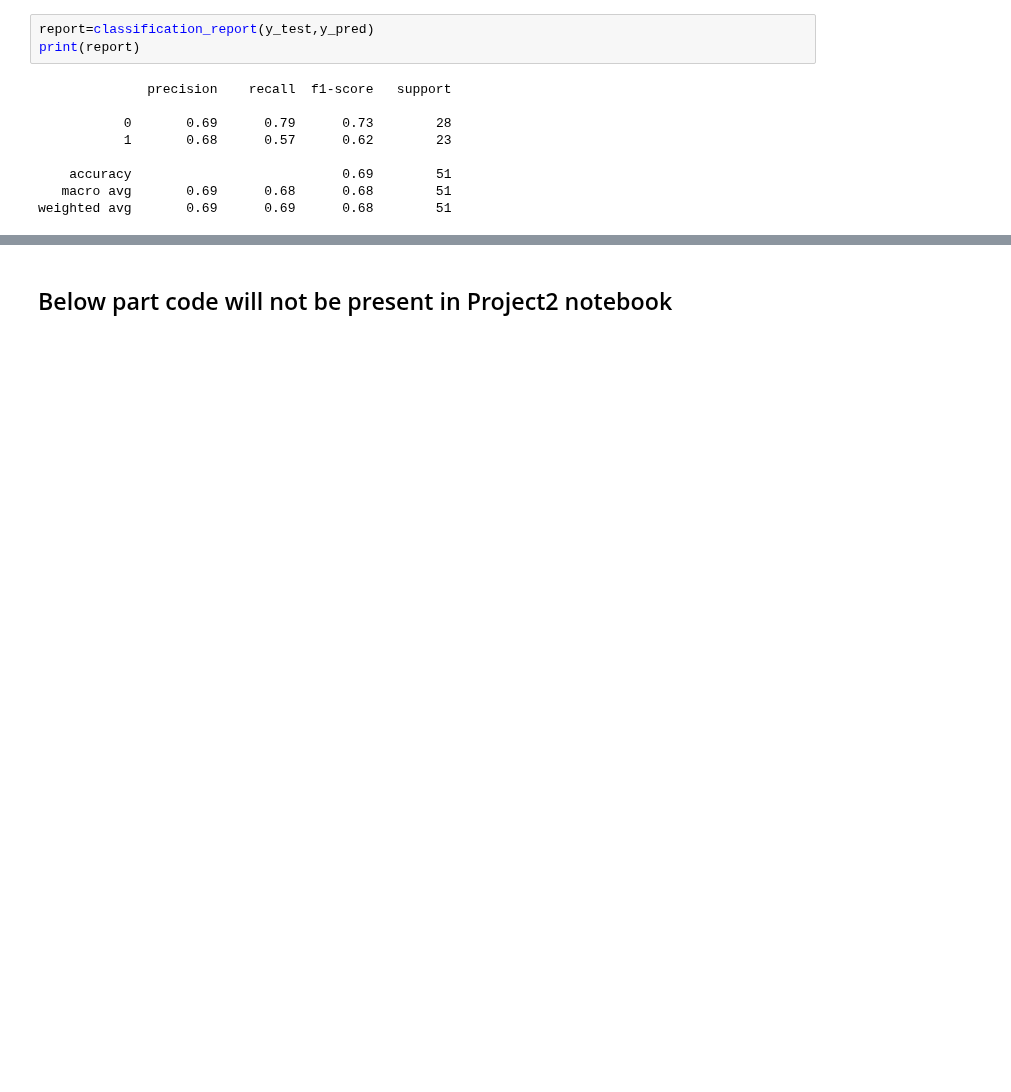
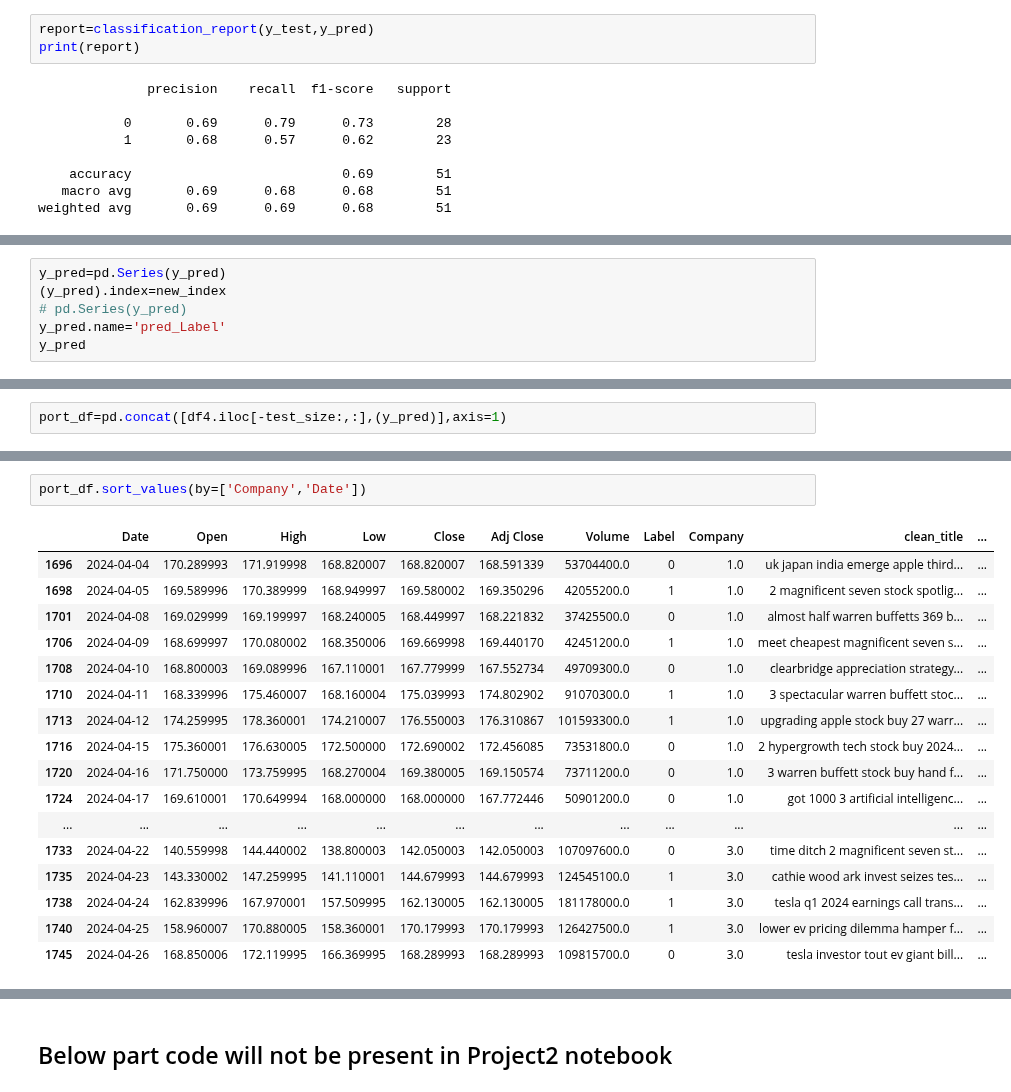
Before and after one commit to 37nomad/Stock-Sentiment-Analysis-Using-Machine-Learning, a Jupyter notebook: Finance_Project/Project2 - Copy.ipynb, the cells around one changed output, grey strips where cells are left out. Drawn from its saved outputs; the diff is of its cells as text; blank space fills up the shorter version.

```diff
--- a/Finance_Project/Project2 - Copy.ipynb
+++ b/Finance_Project/Project2 - Copy.ipynb
@@ -816,0 +812,6 @@ accuracy_score(y_train,yyy)
+# %%
+y_pred=pd.Series(y_pred)
+(y_pred).index=new_index
+# pd.Series(y_pred)
+y_pred.name='pred_Label'
+y_pred
@@ -816,0 +836,2 @@ accuracy_score(y_train,yyy)
+# %%
+port_df=pd.concat([df4.iloc[-test_size:,:],(y_pred)],axis=1)
@@ -816,0 +848,20 @@ accuracy_score(y_train,yyy)
+# %%
+port_df.sort_values(by=['Company','Date'])
+# %% [output]
+|  | Date | Open | High | Low | Close | Adj Close | Volume | Label | Company | clean_title | ... |
+| 1696 | 2024-04-04 | 170.289993 | 171.919998 | 168.820007 | 168.820007 | 168.591339 | 53704400.0 | 0 | 1.0 | uk japan india emerge apple third... | ... |
+| 1698 | 2024-04-05 | 169.589996 | 170.389999 | 168.949997 | 169.580002 | 169.350296 | 42055200.0 | 1 | 1.0 | 2 magnificent seven stock spotlig... | ... |
+| 1701 | 2024-04-08 | 169.029999 | 169.199997 | 168.240005 | 168.449997 | 168.221832 | 37425500.0 | 0 | 1.0 | almost half warren buffetts 369 b... | ... |
+| 1706 | 2024-04-09 | 168.699997 | 170.080002 | 168.350006 | 169.669998 | 169.440170 | 42451200.0 | 1 | 1.0 | meet cheapest magnificent seven s... | ... |
+| 1708 | 2024-04-10 | 168.800003 | 169.089996 | 167.110001 | 167.779999 | 167.552734 | 49709300.0 | 0 | 1.0 | clearbridge appreciation strategy... | ... |
+| 1710 | 2024-04-11 | 168.339996 | 175.460007 | 168.160004 | 175.039993 | 174.802902 | 91070300.0 | 1 | 1.0 | 3 spectacular warren buffett stoc... | ... |
+| 1713 | 2024-04-12 | 174.259995 | 178.360001 | 174.210007 | 176.550003 | 176.310867 | 101593300.0 | 1 | 1.0 | upgrading apple stock buy 27 warr... | ... |
+| 1716 | 2024-04-15 | 175.360001 | 176.630005 | 172.500000 | 172.690002 | 172.456085 | 73531800.0 | 0 | 1.0 | 2 hypergrowth tech stock buy 2024... | ... |
+| 1720 | 2024-04-16 | 171.750000 | 173.759995 | 168.270004 | 169.380005 | 169.150574 | 73711200.0 | 0 | 1.0 | 3 warren buffett stock buy hand f... | ... |
+| 1724 | 2024-04-17 | 169.610001 | 170.649994 | 168.000000 | 168.000000 | 167.772446 | 50901200.0 | 0 | 1.0 | got 1000 3 artificial intelligenc... | ... |
+| ... | ... | ... | ... | ... | ... | ... | ... | ... | ... | ... | ... |
+| 1733 | 2024-04-22 | 140.559998 | 144.440002 | 138.800003 | 142.050003 | 142.050003 | 107097600.0 | 0 | 3.0 | time ditch 2 magnificent seven st... | ... |
+| 1735 | 2024-04-23 | 143.330002 | 147.259995 | 141.110001 | 144.679993 | 144.679993 | 124545100.0 | 1 | 3.0 | cathie wood ark invest seizes tes... | ... |
+| 1738 | 2024-04-24 | 162.839996 | 167.970001 | 157.509995 | 162.130005 | 162.130005 | 181178000.0 | 1 | 3.0 | tesla q1 2024 earnings call trans... | ... |
+| 1740 | 2024-04-25 | 158.960007 | 170.880005 | 158.360001 | 170.179993 | 170.179993 | 126427500.0 | 1 | 3.0 | lower ev pricing dilemma hamper f... | ... |
+| 1745 | 2024-04-26 | 168.850006 | 172.119995 | 166.369995 | 168.289993 | 168.289993 | 109815700.0 | 0 | 3.0 | tesla investor tout ev giant bill... | ... |
```
Also changed, not shown: parts of 61 cells of this notebook.
